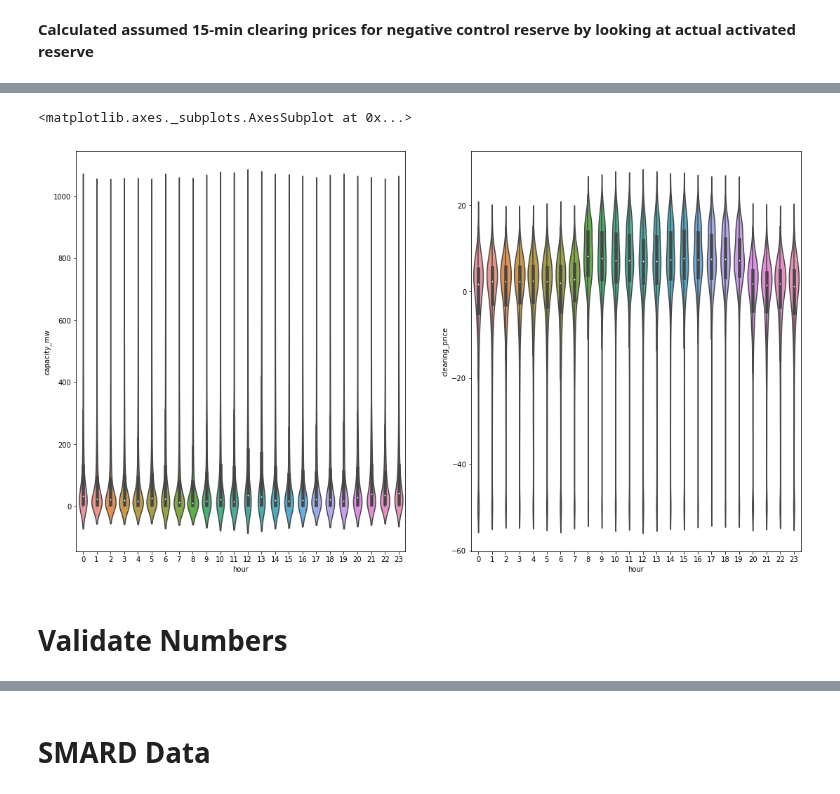
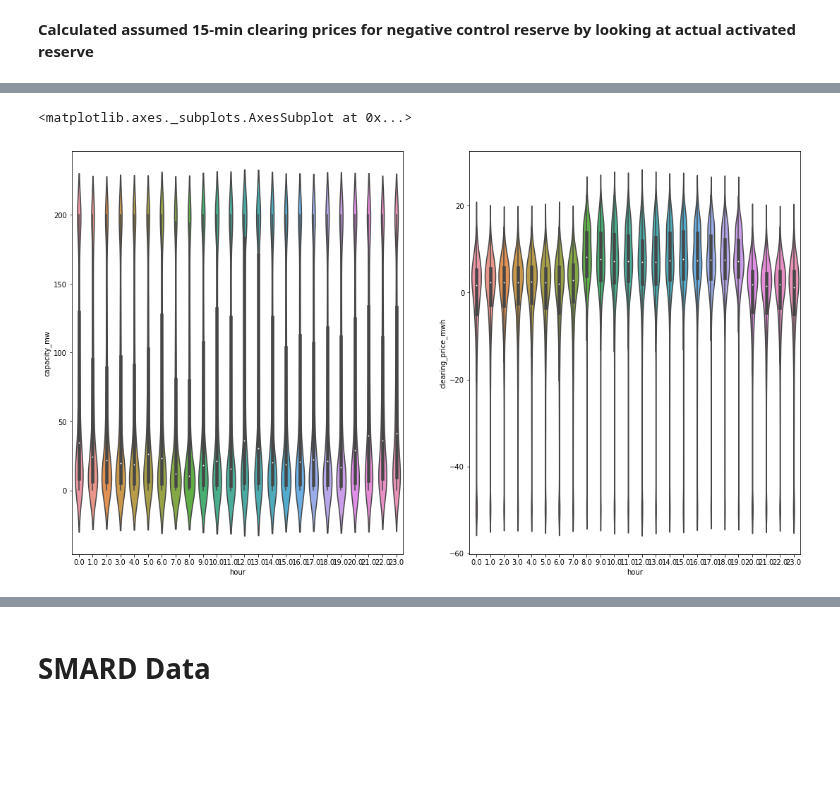
Before and after one commit to indyfree/FleetSim, a Jupyter notebook: notebooks/03-Balancing-Market.ipynb, the cells around one changed output, grey strips where cells are left out. Drawn from its saved outputs; the diff is of its cells as text; code cells hidden in the pictures; blank space fills up the shorter version.

Commit message:
[nb/balancing] Fix capped price comparison

```diff
--- a/notebooks/03-Balancing-Market.ipynb
+++ b/notebooks/03-Balancing-Market.ipynb
@@ -140,16 +127,12 @@ df_clearing_prices.head()
 # %%
 df_clearing_prices["day"] = df_clearing_prices["from"].dt.weekday
 df_clearing_prices["hour"] = df_clearing_prices["from"].dt.hour
-df_clearing_prices["clearing_price"].clip(-200,200)
-df_clearing_prices["capacity_mw"].clip(-200,1500)
-df_clearing_prices.loc[df_clearing_prices["capacity_mw"] > 1000, "capacity_mw"] = 1000
 
+clipped_data = df_clearing_prices[["day", "hour", "clearing_price_mwh", "capacity_mw"]].clip(-50, 200)
 f, (ax1, ax2) = plt.subplots(1, 2)
 f.set_size_inches(18.5, 10.5)
-sns.violinplot(x="hour", y="capacity_mw", data=df_clearing_prices, ax=ax1)
-sns.violinplot(x="hour", y="clearing_price", data=df_clearing_prices, ax=ax2)
+sns.violinplot(x="hour", y="capacity_mw", data=clipped_data, ax=ax1)
+sns.violinplot(x="hour", y="clearing_price_mwh", data=clipped_data, ax=ax2)
 # %% [output]
 <matplotlib.axes._subplots.AxesSubplot at 0x...>
-[figure, old version]
+[figure, new version]
-# %% [markdown]
-# Validate Numbers
```
Also changed, not shown: parts of 17 cells of this notebook, 1 other file.
